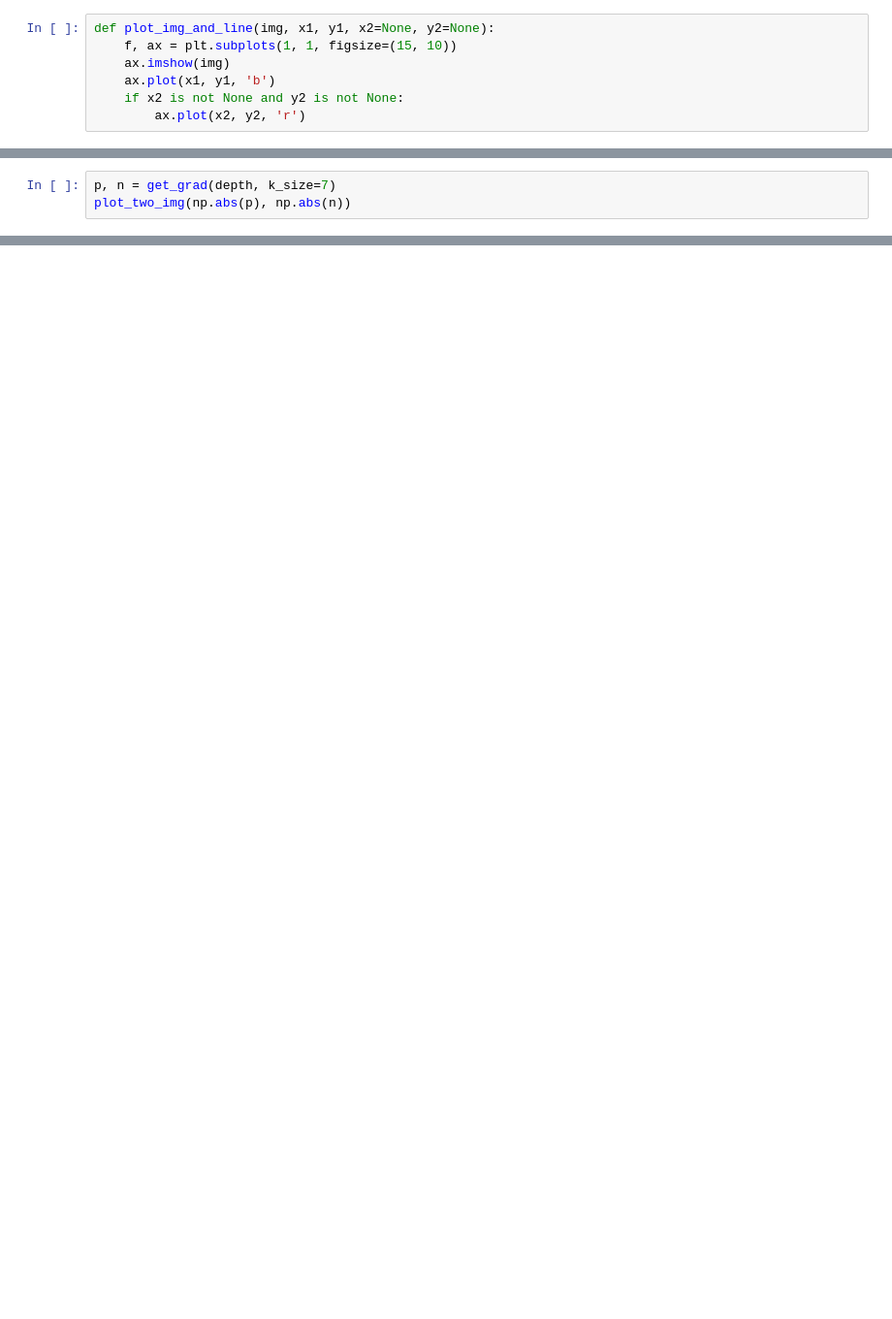
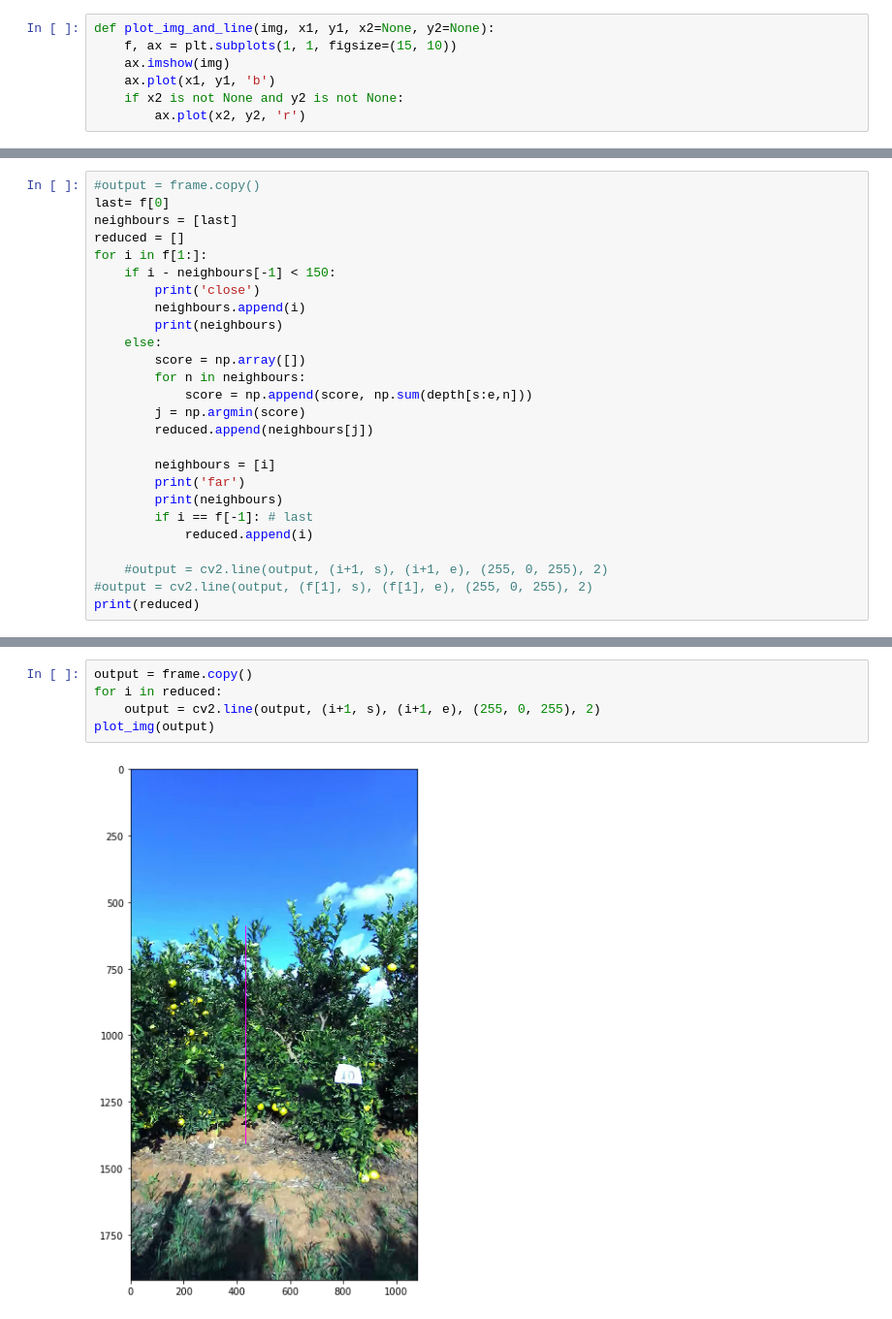
Before and after one commit to FruitSpec/fsCounter, a Jupyter notebook: slicer.ipynb, the cells around one changed output, grey strips where cells are left out. Shown at 97% size. Drawn from its saved outputs; the diff is of its cells as text; blank space fills up the shorter version.

```diff
--- a/slicer.ipynb
+++ b/slicer.ipynb
@@ -116,3 +34,0 @@ plt.plot(mean_vec)
-# %%
-p, n = get_grad(depth, k_size=7)
-plot_two_img(np.abs(p), np.abs(n))
@@ -281,0 +89,26 @@ c = cv2222.
+# %%
+#output = frame.copy()
+last= f[0]
+neighbours = [last]
+reduced = []
+for i in f[1:]:
+    if i - neighbours[-1] < 150:
+        print('close')
+        neighbours.append(i)
+        print(neighbours)
+    else:
+        score = np.array([])
+        for n in neighbours:
+            score = np.append(score, np.sum(depth[s:e,n]))
+        j = np.argmin(score)
+        reduced.append(neighbours[j])
+
+        neighbours = [i]
+        print('far')
+        print(neighbours)
+        if i == f[-1]: # last
+            reduced.append(i)
+
+    #output = cv2.line(output, (i+1, s), (i+1, e), (255, 0, 255), 2)
+#output = cv2.line(output, (f[1], s), (f[1], e), (255, 0, 255), 2)
+print(reduced)
@@ -281,0 +123,7 @@ c = cv2222.
+# %%
+output = frame.copy()
+for i in reduced:
+    output = cv2.line(output, (i+1, s), (i+1, e), (255, 0, 255), 2)
+plot_img(output)
+# %% [output]
+[figure, added]
```
Also changed, not shown: parts of 53 cells of this notebook, 5 other files.
